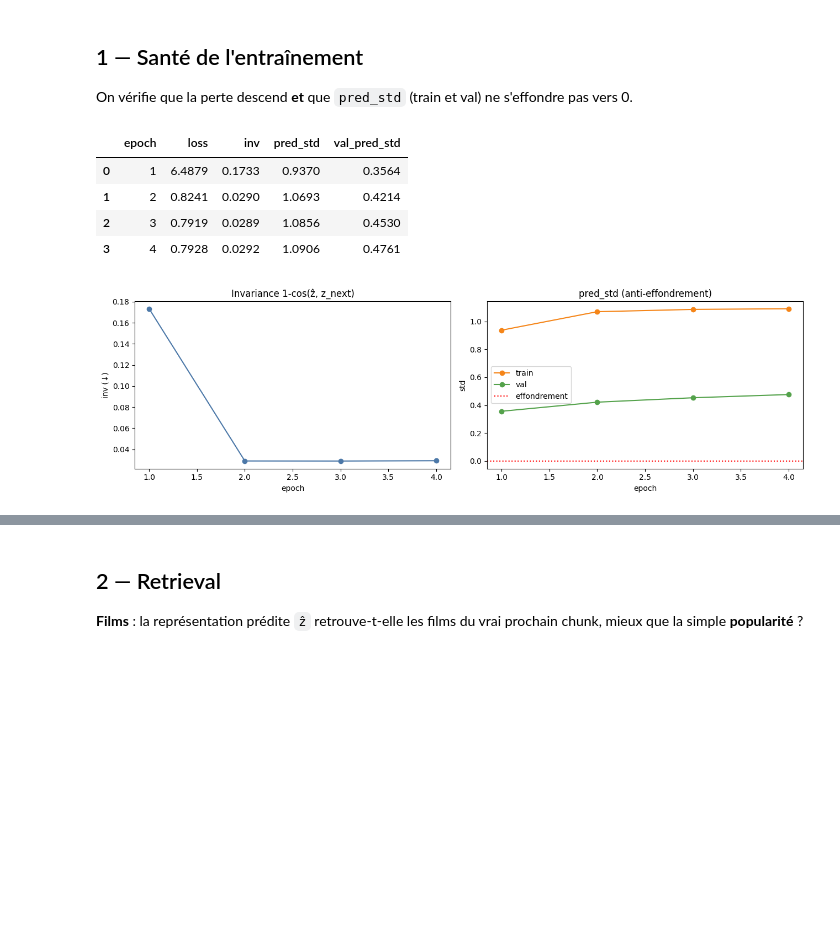
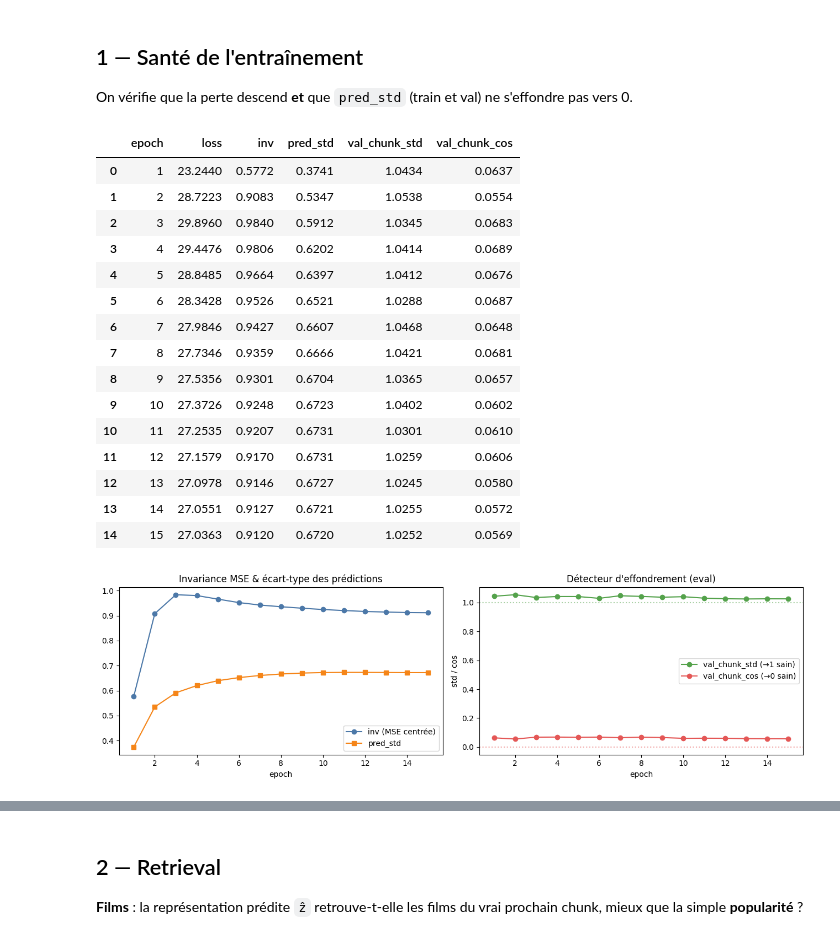
Before and after one commit to JulesV19/customer-behavior-jepa, a Jupyter notebook: notebooks/03_training_evaluation.ipynb, the cells around one changed output, grey strips where cells are left out. Cells and saved outputs as stored; diff of their text form; code cells hidden in the pictures; blank space fills up the shorter version.

```diff
--- a/notebooks/03_training_evaluation.ipynb
+++ b/notebooks/03_training_evaluation.ipynb
@@ -44,23 +42,41 @@ On vérifie que la perte descend **et** que `pred_std` (train et val) ne s'effon
 # %%
 history = json.load(open(PROCESSED / "train_history.json"))
 hist = pd.DataFrame(history)
-display(hist[["epoch", "loss", "inv", "pred_std", "val_pred_std"]].round(4))
+display(hist[["epoch", "loss", "inv", "pred_std", "val_chunk_std", "val_chunk_cos"]].round(4))
 
 fig, (a1, a2) = plt.subplots(1, 2, figsize=(13, 4))
-a1.plot(hist["epoch"], hist["inv"], marker="o", color="#4C78A8")
-a1.set(title="Invariance 1-cos(ẑ, z_next)", xlabel="epoch", ylabel="inv (↓)")
-a2.plot(hist["epoch"], hist["pred_std"], marker="o", label="train", color="#F58518")
-a2.plot(hist["epoch"], hist["val_pred_std"], marker="o", label="val", color="#54A24B")
-a2.axhline(0, color="red", ls=":", label="effondrement")
-a2.set(title="pred_std (anti-effondrement)", xlabel="epoch", ylabel="std"); a2.legend()
+# invariance = MSE centrée (ẑ_t vs z_{t+1}) ; ATTENTION : non normalisée, donc
+# gonflée mécaniquement quand VICReg augmente l'échelle des cibles -> à lire avec pred_std.
+a1.plot(hist["epoch"], hist["inv"], marker="o", color="#4C78A8", label="inv (MSE centrée)")
+a1.plot(hist["epoch"], hist["pred_std"], marker="s", color="#F58518", label="pred_std")
+a1.set(title="Invariance MSE & écart-type des prédictions", xlabel="epoch"); a1.legend()
+
+# détecteur d'effondrement FIABLE (mode eval) : std ~1 = sain / 0 = collapse ;
+# cos ~0 = sain (chunks orthogonaux) / ~1 = collapse (tout aligné).
+a2.plot(hist["epoch"], hist["val_chunk_std"], marker="o", color="#54A24B", label="val_chunk_std (→1 sain)")
+a2.plot(hist["epoch"], hist["val_chunk_cos"], marker="o", color="#E45756", label="val_chunk_cos (→0 sain)")
+a2.axhline(1.0, color="#54A24B", ls=":", alpha=0.5)
+a2.axhline(0.0, color="#E45756", ls=":", alpha=0.5)
+a2.set(title="Détecteur d'effondrement (eval)", xlabel="epoch", ylabel="std / cos"); a2.legend()
 plt.tight_layout(); plt.show()
 # %% [output]
-|  | epoch | loss | inv | pred_std | val_pred_std |
-| 0 | 1 | 6.4879 | 0.1733 | 0.9370 | 0.3564 |
-| 1 | 2 | 0.8241 | 0.0290 | 1.0693 | 0.4214 |
-| 2 | 3 | 0.7919 | 0.0289 | 1.0856 | 0.4530 |
-| 3 | 4 | 0.7928 | 0.0292 | 1.0906 | 0.4761 |
+|  | epoch | loss | inv | pred_std | val_chunk_std | val_chunk_cos |
+| 0 | 1 | 23.2440 | 0.5772 | 0.3741 | 1.0434 | 0.0637 |
+| 1 | 2 | 28.7223 | 0.9083 | 0.5347 | 1.0538 | 0.0554 |
+| 2 | 3 | 29.8960 | 0.9840 | 0.5912 | 1.0345 | 0.0683 |
+| 3 | 4 | 29.4476 | 0.9806 | 0.6202 | 1.0414 | 0.0689 |
+| 4 | 5 | 28.8485 | 0.9664 | 0.6397 | 1.0412 | 0.0676 |
+| 5 | 6 | 28.3428 | 0.9526 | 0.6521 | 1.0288 | 0.0687 |
+| 6 | 7 | 27.9846 | 0.9427 | 0.6607 | 1.0468 | 0.0648 |
+| 7 | 8 | 27.7346 | 0.9359 | 0.6666 | 1.0421 | 0.0681 |
+| 8 | 9 | 27.5356 | 0.9301 | 0.6704 | 1.0365 | 0.0657 |
+| 9 | 10 | 27.3726 | 0.9248 | 0.6723 | 1.0402 | 0.0602 |
+| 10 | 11 | 27.2535 | 0.9207 | 0.6731 | 1.0301 | 0.0610 |
+| 11 | 12 | 27.1579 | 0.9170 | 0.6731 | 1.0259 | 0.0606 |
+| 12 | 13 | 27.0978 | 0.9146 | 0.6727 | 1.0245 | 0.0580 |
+| 13 | 14 | 27.0551 | 0.9127 | 0.6721 | 1.0255 | 0.0572 |
+| 14 | 15 | 27.0363 | 0.9120 | 0.6720 | 1.0252 | 0.0569 |
-[figure, old version]
+[figure, new version]
 # %%
 sequences, genome, maps = load_all()
 model = load_model(DEVICE)
```
Also changed, not shown: parts of 12 cells of this notebook, 7 other files.
